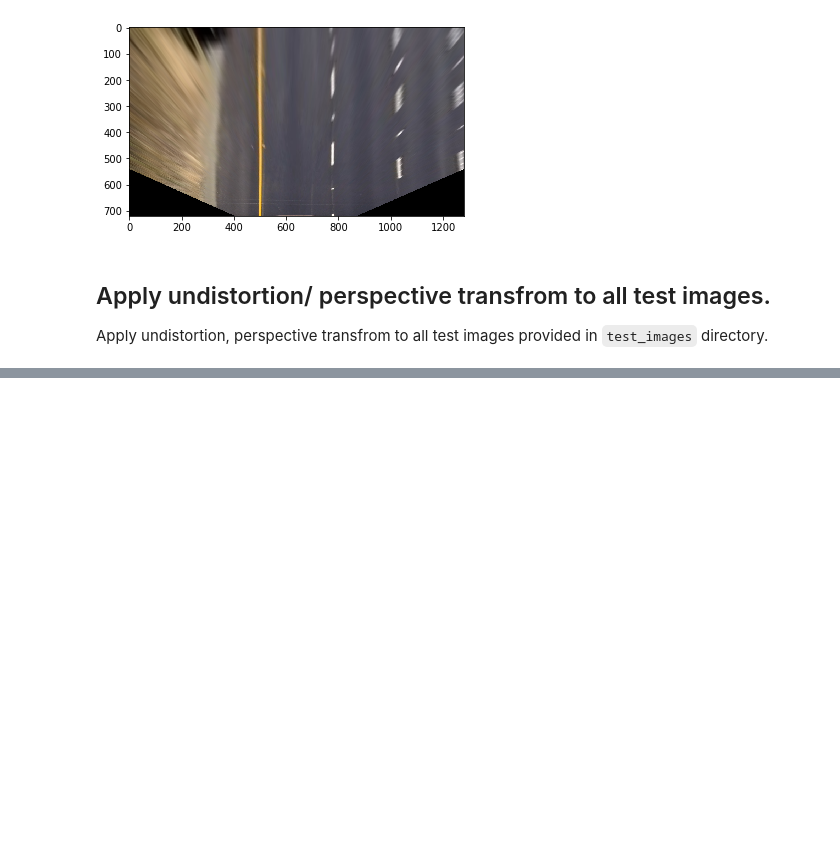
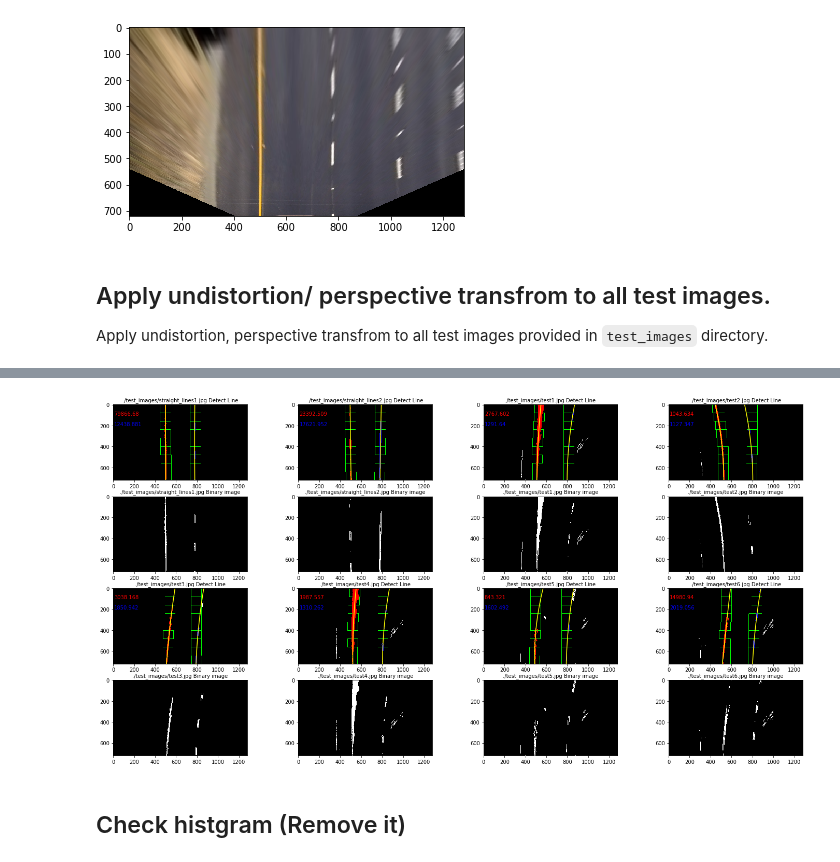
Before and after one commit to satoshikumano/CarND-Advanced-Lane-Lines-Submission, a Jupyter notebook: AdvancedLaneFinding.ipynb, the cells around one changed output, grey strips where cells are left out. Saved outputs shown, nothing was run; the diff lists cells and outputs as text; code cells hidden in the pictures; blank space fills up the shorter version.

```diff
--- a/AdvancedLaneFinding.ipynb
+++ b/AdvancedLaneFinding.ipynb
@@ -190,0 +373,45 @@ for idx, fname in enumerate(test_images):
+# %%
+def calculate_curvature(leftx, lefty, rightx, righty):
+    # Define conversions in x and y from pixels space to meters
+    ym_per_pix = 30/720 # meters per pixel in y dimension
+    xm_per_pix = 3.7/700 # meters per pixel in x dimension
+
+    # Fit new polynomials to x,y in world space
+    left_fit_cr = np.polyfit(lefty*ym_per_pix, leftx*xm_per_pix, 2)
+    right_fit_cr = np.polyfit(righty*ym_per_pix, rightx*xm_per_pix, 2)
+    # Calculate the new radii of curvature
+    left_curverad = ((1 + (2*left_fit_cr[0]*y_eval*ym_per_pix + left_fit_cr[1])**2)**1.5) / np.absolute(2*left_fit_cr[0])
+    right_curverad = ((1 + (2*right_fit_cr[0]*y_eval*ym_per_pix + right_fit_cr[1])**2)**1.5) / np.absolute(2*right_fit_cr[0])
+    # Now our radius of curvature is in meters
+    return (left_curverad, right_curverad)
+# %%
+f, subs = plt.subplots(4, 4, figsize=(20,10))
+plt.tight_layout()
+for idx, fname in enumerate(test_images):
+    image = cv2.imread(fname)
+    warped = prepare_image(image)
+    #converted = convert_color(warped, s_thresh=(100, 245), sx_thresh=(130, 255))
+    converted = convert_color(warped)
+    params = find_lane2(converted)
+
+    curves = calculate_curvature(params[4][0],params[4][1],params[4][2],params[4][3])
+    if 0 <= idx and idx <= 3:
+        sub = subs[0][idx]
+        subBin = subs[1][idx]
+    else:
+        sub = subs[2][idx%4]
+        subBin = subs[3][idx%4]
+
+    subBin.imshow(converted, cmap='gray')
+    subBin.set_title(fname + " Binary image", fontsize=10)
+    sub.imshow(params[0])
+    sub.plot(params[1], params[3], color='yellow')
+    sub.plot(params[2], params[3], color='yellow')
+    sub.set_title(fname + " Detect Line", fontsize=10)
+
+    sub.text(10, 100, str(round(curves[0],3)) , color="red")
+    sub.text(10, 200, str(round(curves[1],3)) , color="blue")
+# %% [output]
+[figure, added]
+# %% [markdown]
+## Check histgram (Remove it)
```
Also changed, not shown: parts of 6 cells of this notebook.
